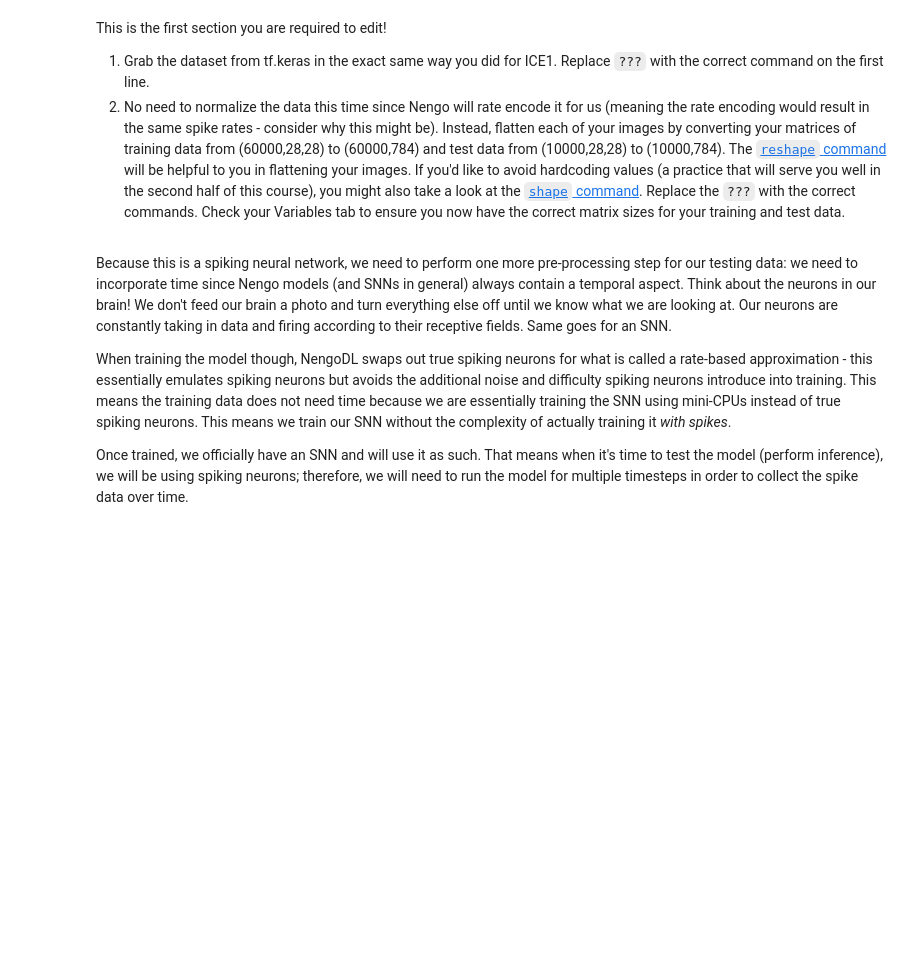
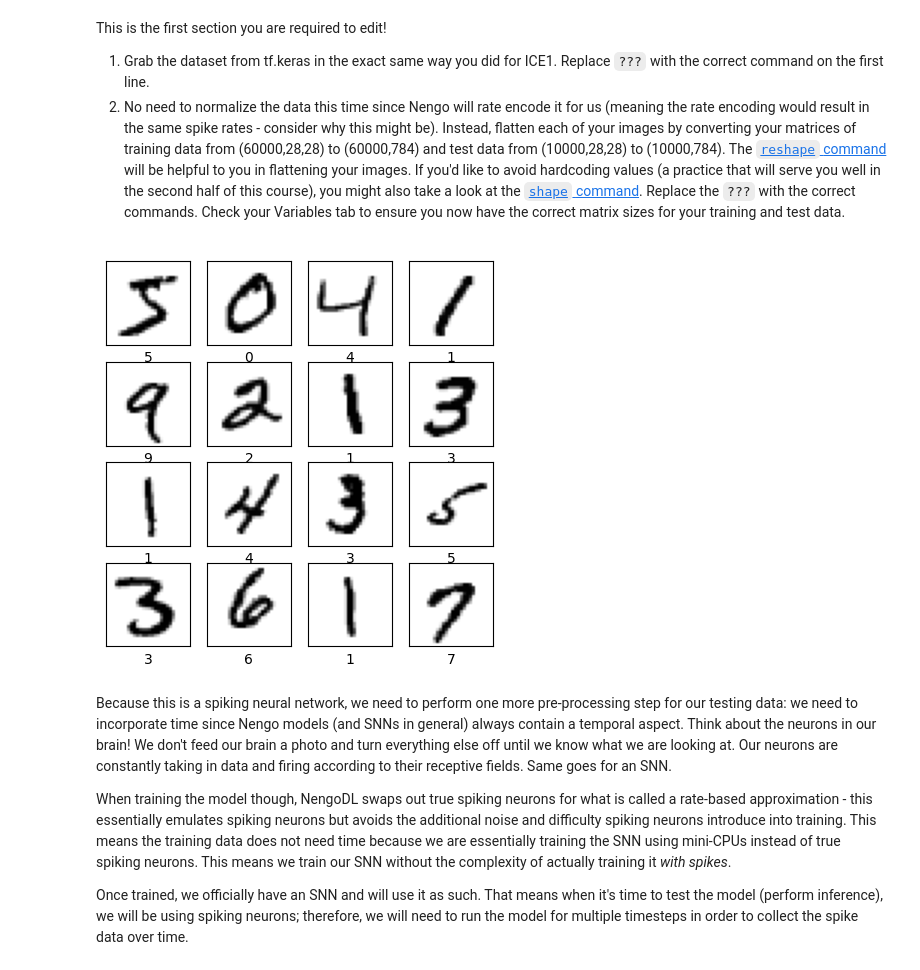
Before and after one commit to taylorharkley2/NeuralNets, a Jupyter notebook: ICE2_SNN.ipynb, the cells around one changed output. Cells and saved outputs as stored; diff of their text form; code cells hidden in the pictures; blank space fills up the shorter version.

```diff
--- a/ICE2_SNN.ipynb
+++ b/ICE2_SNN.ipynb
@@ -50,22 +50,26 @@ This is the first section you are required to edit!
 </div>
 # %%
 #Load your data
-(train_images, train_labels), (test_images, test_labels) = ???
+(train_images, train_labels), (test_images, test_labels) = (
+    tf.keras.datasets.mnist.load_data()
+)
 
 #Take a look at your data just to be sure it loaded as expected
 plt.figure(figsize=(5, 5))
 for i in range(16):
     plt.subplot(4, 4, i + 1)
     plt.xticks([])
     plt.yticks([])
     plt.grid(False)
     plt.imshow(train_images[i], cmap=plt.cm.binary)
     plt.xlabel(train_labels[i])
 plt.show()
 
 # Flatten your Images
-train_images = ???
-test_images = ???
+train_images = np.reshape(train_images, (60000,784)) # this needs to get reshaped into 28 by 784
+test_images = np.reshape(test_images, (10000, 784)) # manual flatten
+# %% [output]
+[figure, added]
 # %% [markdown]
 Because this is a spiking neural network, we need to perform one more pre-processing step for our testing data: we need to incorporate time since Nengo models (and SNNs in general) always contain a temporal aspect. Think about the neurons in our brain! We don't feed our brain a photo and turn everything else off until we know what we are looking at. Our neurons are constantly taking in data and firing according to their receptive fields. Same goes for an SNN.
 
```
Also changed, not shown: parts of 7 cells of this notebook.
